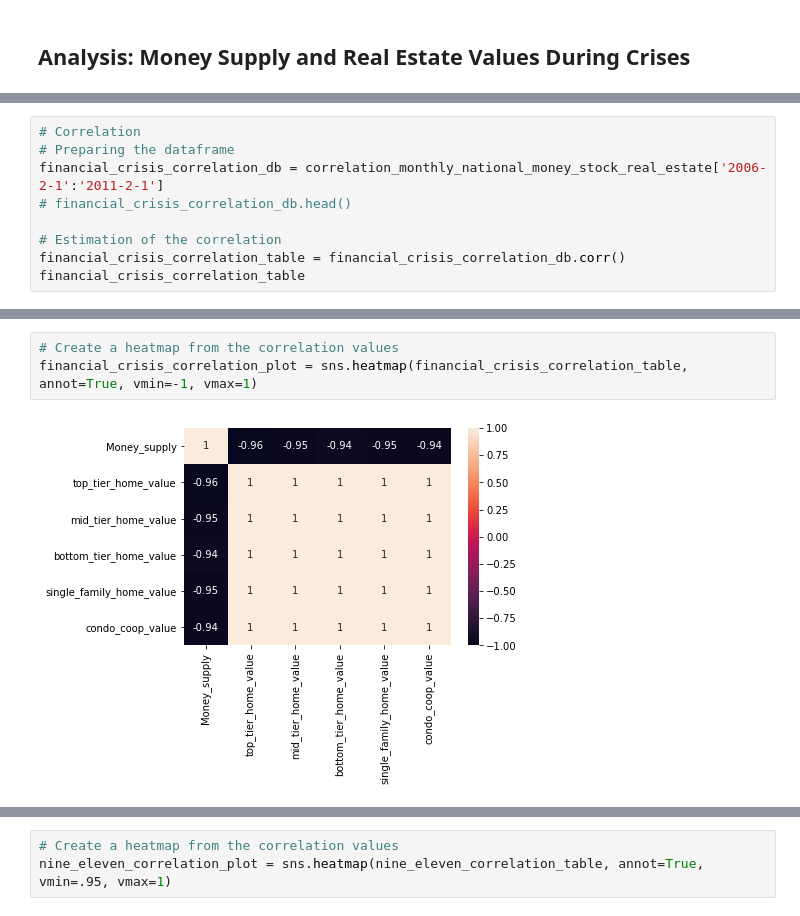
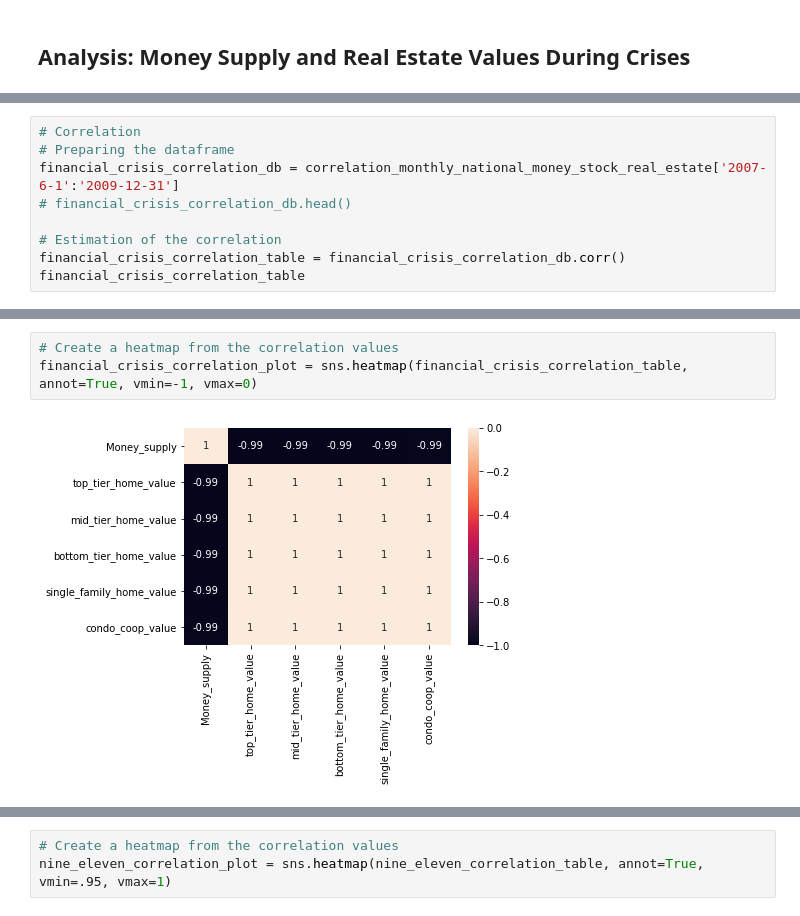
Before and after one commit to schm1263/Fintech_Project_1, a Jupyter notebook: FVaca_real_estate_moneysp.ipynb, the cells around one changed output, grey strips where cells are left out. Saved outputs shown, nothing was run; the diff lists cells and outputs as text.

Commit message:
Code was cleaned and adding all the plots in the resources folder.

```diff
--- a/FVaca_real_estate_moneysp.ipynb
+++ b/FVaca_real_estate_moneysp.ipynb
@@ -424,7 +553,7 @@ financial_crisis_plot
 # %%
 # Correlation
 # Preparing the dataframe
-financial_crisis_correlation_db = correlation_monthly_national_money_stock_real_estate['2006-2-1':'2011-2-1']
+financial_crisis_correlation_db = correlation_monthly_national_money_stock_real_estate['2007-6-1':'2009-12-31']
 # financial_crisis_correlation_db.head()
 
 # Estimation of the correlation
@@ -441,5 +570,5 @@ financial_crisis_correlation_table
 # %%
 # Create a heatmap from the correlation values
-financial_crisis_correlation_plot = sns.heatmap(financial_crisis_correlation_table, annot=True, vmin=-1, vmax=1)
+financial_crisis_correlation_plot = sns.heatmap(financial_crisis_correlation_table, annot=True, vmin=-1, vmax=0)
 # %% [output]
-[figure, old version]
+[figure, new version]
```
Also changed, not shown: parts of 49 cells of this notebook, 17 other files.
